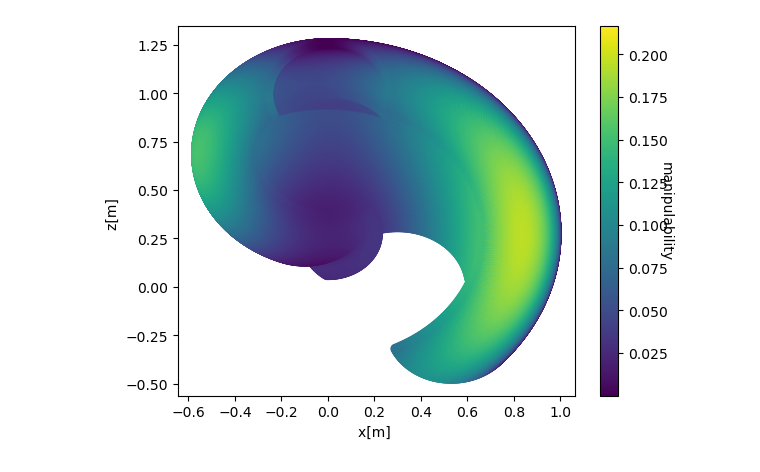
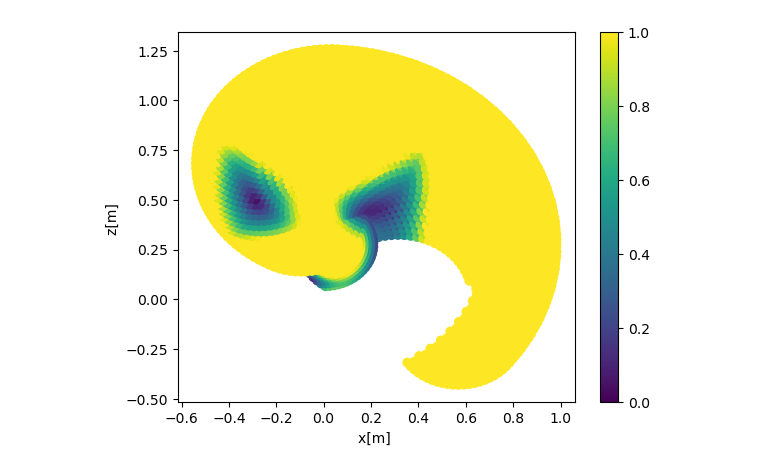
Before and after one commit to Betancourt20/Pinocchio_examples, a Jupyter notebook: Workspace_graphs.ipynb, the cells around one changed output. Cells and saved outputs as stored; diff of their text form; code cells hidden in the pictures.

```diff
--- a/Workspace_graphs.ipynb
+++ b/Workspace_graphs.ipynb
@@ -3,10 +3,17 @@ import numpy as np
 import matplotlib.pyplot as plt
 import pandas as pd
 # %%
-df = pd.read_csv('pose_workspaceXZ.csv')
-df2 = pd.read_csv('manip_workspaceXZ.csv')
+df = pd.read_csv('pose_workspace5.csv')
+df2 = pd.read_csv('manip_workspace5.csv')
+df3 = pd.read_csv('E1_workspace5.csv')
 
 x = df.values[:,1]
 y = df.values[:,2]
 z = df.values[:,3]
-v = df2.values[:,1]
+m = df2.values[:,1]
+v1 = df3.values[:,1]
+v2 = df3.values[:,2]
+v3 = df3.values[:,3]
+v4 = df3.values[:,4]
+v5 = df3.values[:,5]
+v6 = df3.values[:,6]
@@ -13,11 +31,11 @@ v = df2.values[:,1]
 # %%
 fig, ax = plt.subplots()
-im = ax.scatter(x, z, c=v)
+im = ax.scatter(x, z, c=v1,vmin = 0, vmax=1)
 cbar = plt.colorbar(im, ax=ax)
-cbar.set_label('manipulability', rotation=270)
+#cbar.set_label('manipulability', rotation=270)
 plt.ylabel("z[m] ")
 plt.xlabel("x[m] ")
-plt.savefig('workspace.jpg', format='jpg')
+#plt.savefig('workspace.jpg', format='jpg')
 plt.show()
 # %% [output]
-[figure, old version]
+[figure, new version]
```
Also changed, not shown: parts of 1 cell of this notebook, 2 other files.
